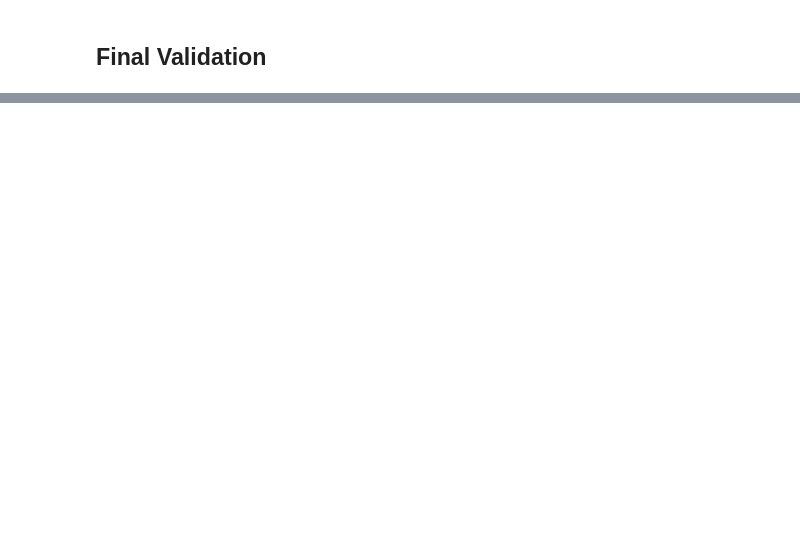
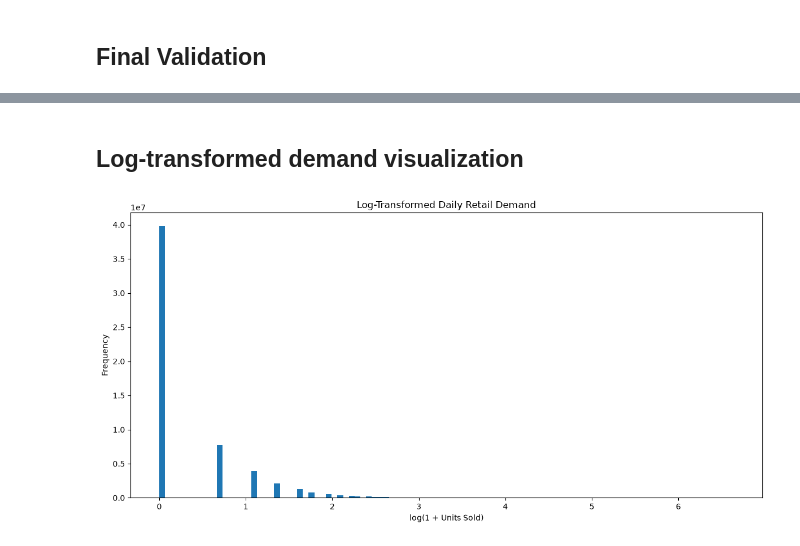
Before and after one commit to Naveeth-Nawzer/dl-assignment, a Jupyter notebook: notebooks/02_data_cleaning.ipynb, the cells around one changed output, grey strips where cells are left out. Saved outputs shown, nothing was run; the diff lists cells and outputs as text; code cells hidden in the pictures; blank space fills up the shorter version.

```diff
--- a/notebooks/02_data_cleaning.ipynb
+++ b/notebooks/02_data_cleaning.ipynb
@@ -793,0 +1365,24 @@ print("\nValidation completed.")
+# %% [markdown]
+## Log-transformed demand visualization
+# %%
+log_demand = np.log1p(demand_values)
+
+plt.figure(figsize=(12, 6))
+
+plt.hist(
+    log_demand,
+    bins=100
+)
+
+plt.title(
+    "Log-Transformed Daily Retail Demand"
+)
+
+plt.xlabel("log(1 + Units Sold)")
+plt.ylabel("Frequency")
+
+plt.tight_layout()
+
+plt.show()
+# %% [output]
+[figure, added]
```
Also changed, not shown: parts of 66 cells of this notebook, 3 other files.
